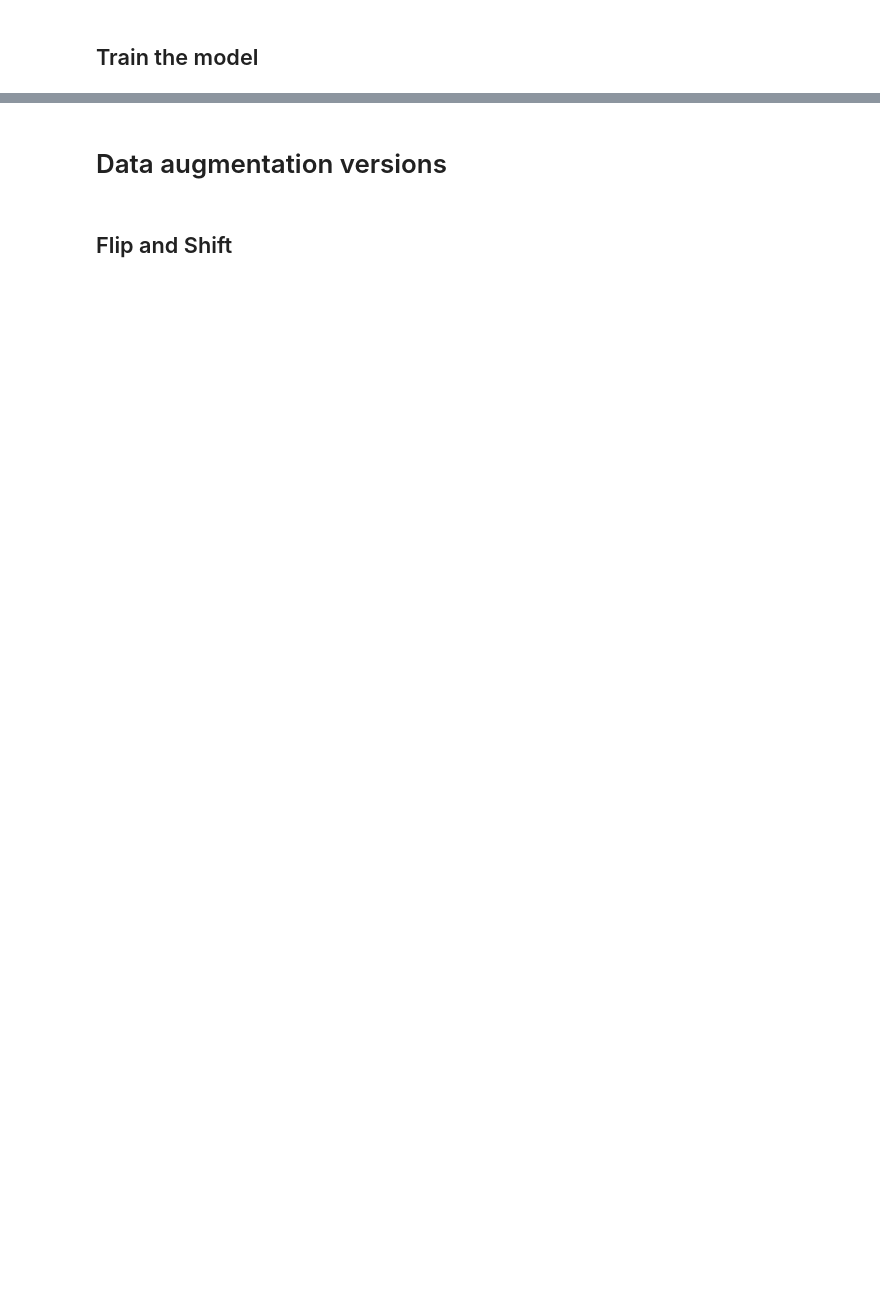
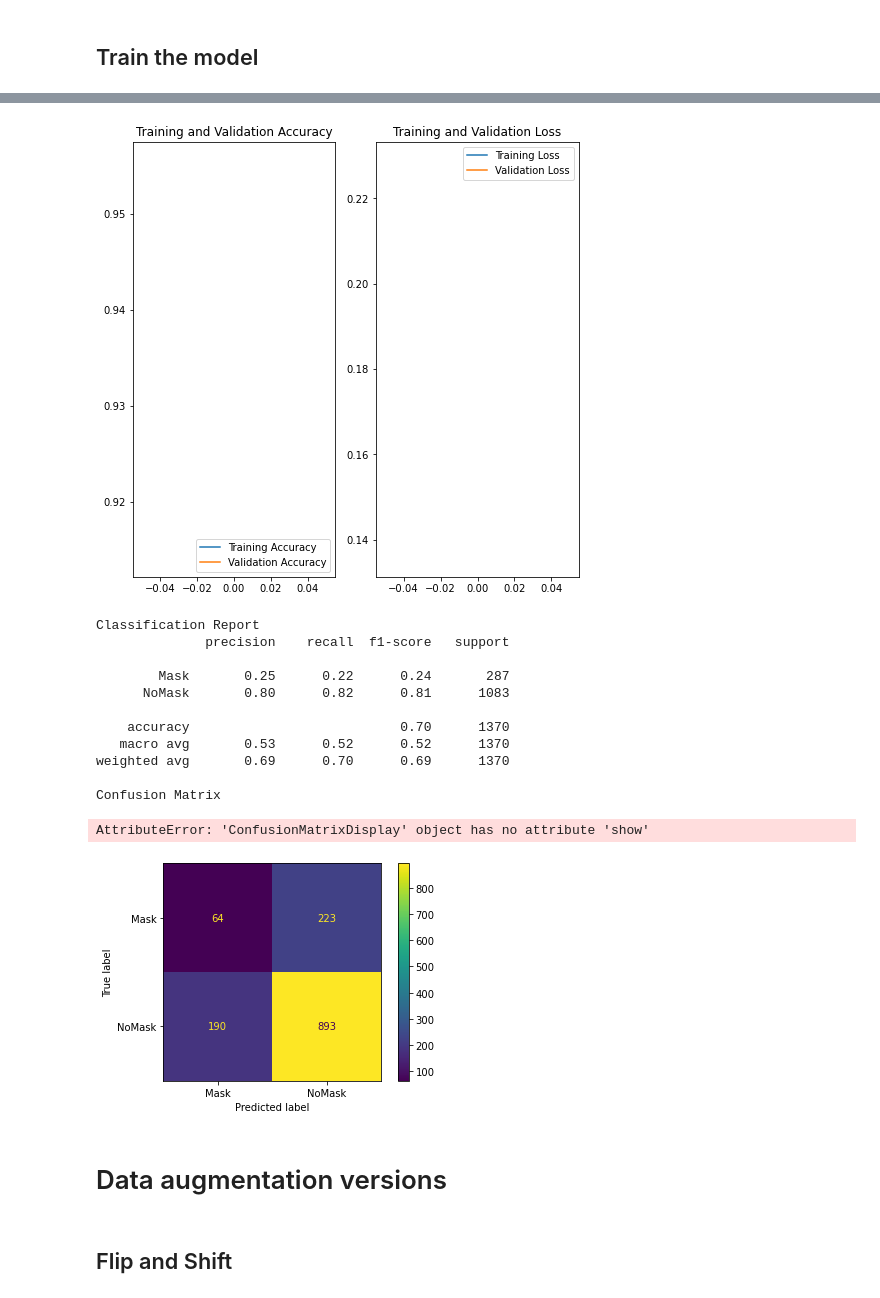
Before and after one commit to Mayerch1/Applied-AI-Technologies, a Jupyter notebook: Hephaistos/Detection/MaskDetection.ipynb, the cells around one changed output, grey strips where cells are left out. Cells and saved outputs as stored; diff of their text form; code cells hidden in the pictures; blank space fills up the shorter version.

Commit message:
many model changes and comparisons

```diff
--- a/Hephaistos/Detection/MaskDetection.ipynb
+++ b/Hephaistos/Detection/MaskDetection.ipynb
@@ -90,3 +102,43 @@ plotImages(sample_training_images[:5])
+# %%
+def plot_history(history):
+    acc = history.history['accuracy']
+    val_acc = history.history['val_accuracy']
+
+    loss = history.history['loss']
+    val_loss = history.history['val_loss']
+
+    epochs_range = range(len(acc))
+
+    plt.figure(figsize=(8, 8))
+    plt.subplot(1, 2, 1)
+    plt.plot(epochs_range, acc, label='Training Accuracy')
+    plt.plot(epochs_range, val_acc, label='Validation Accuracy')
+    plt.legend(loc='lower right')
+    plt.title('Training and Validation Accuracy')
+
+    plt.subplot(1, 2, 2)
+    plt.plot(epochs_range, loss, label='Training Loss')
+    plt.plot(epochs_range, val_loss, label='Validation Loss')
+    plt.legend(loc='upper right')
+    plt.title('Training and Validation Loss')
+    plt.show()
+# %%
+def plot_reports(used_model, test_data_gen):
+
+    Y_pred = used_model.predict(test_data_gen)
+    predict_class = np.argmax(Y_pred, axis=1)
+    predict_class = predict_class.tolist()
+
+
+    #print('Confusion Matrix')
+    #print(confusion_matrix(test_data_gen.classes, predict_class))
+    print('Classification Report')
+    target_names = ['Mask','NoMask']
+    print(classification_report(test_data_gen.classes, predict_class, target_names=target_names))
+
+    print('Confusion Matrix')
+    matrix=confusion_matrix(test_data_gen.classes,predict_class)
+    confusion_matrix_plot=ConfusionMatrixDisplay(matrix, display_labels=target_names).plot()
 # %% [markdown]
 # First Model
 ## Create a starting model
@@ -113,7 +183,7 @@ model.summary()
 # %%
 #small training with only X epochs - save old epochs value
 epochs_saved=epochs
-epochs=10
+epochs=1
 history = model.fit(
     train_data_gen,
     epochs=epochs,
@@ -144,3 +203,21 @@ plt.show()
+# %%
+plot_history(history)
+plot_reports(model, validation_data_gen)
+# %% [output]
+[figure, added]
+Classification Report
+              precision    recall  f1-score   support
+
+        Mask       0.25      0.22      0.24       287
+      NoMask       0.80      0.82      0.81      1083
+
+    accuracy                           0.70      1370
+   macro avg       0.53      0.52      0.52      1370
+weighted avg       0.69      0.70      0.69      1370
+
+Confusion Matrix
+AttributeError: 'ConfusionMatrixDisplay' object has no attribute 'show'
+[figure, added]
 # %%
 #RESTORE old epochs value
 epochs=epochs_saved
```
Also changed, not shown: parts of 43 cells of this notebook, 33 other files.
